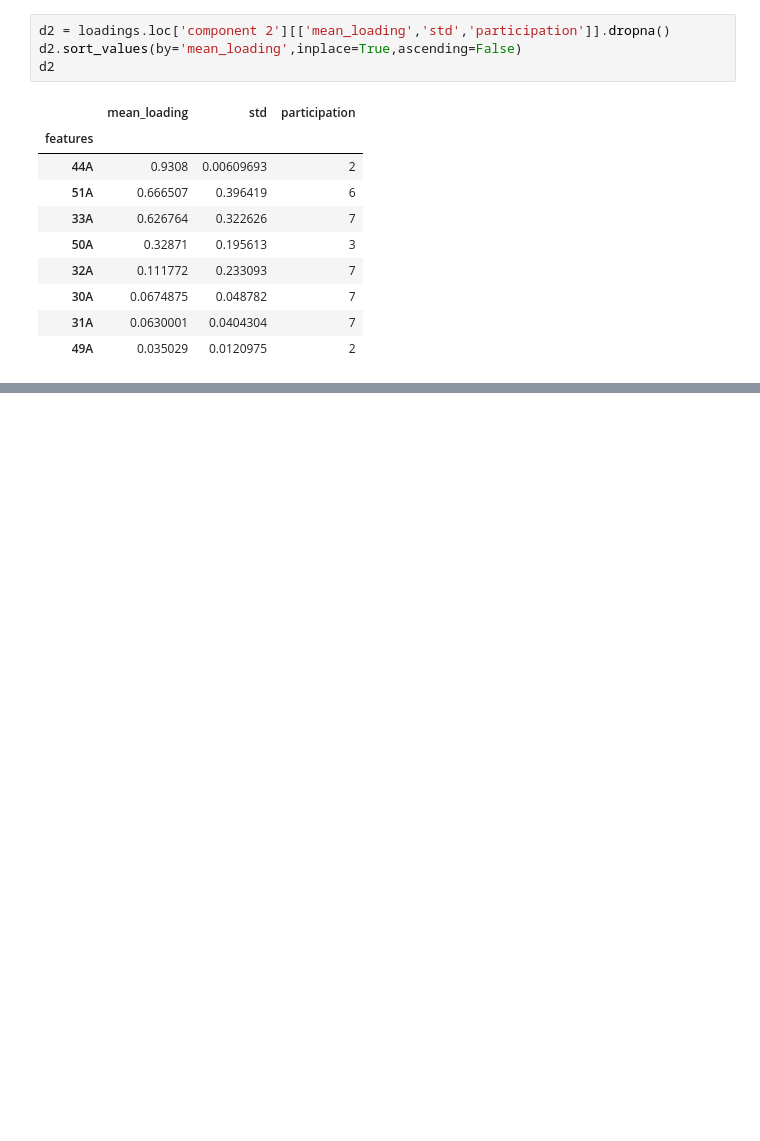
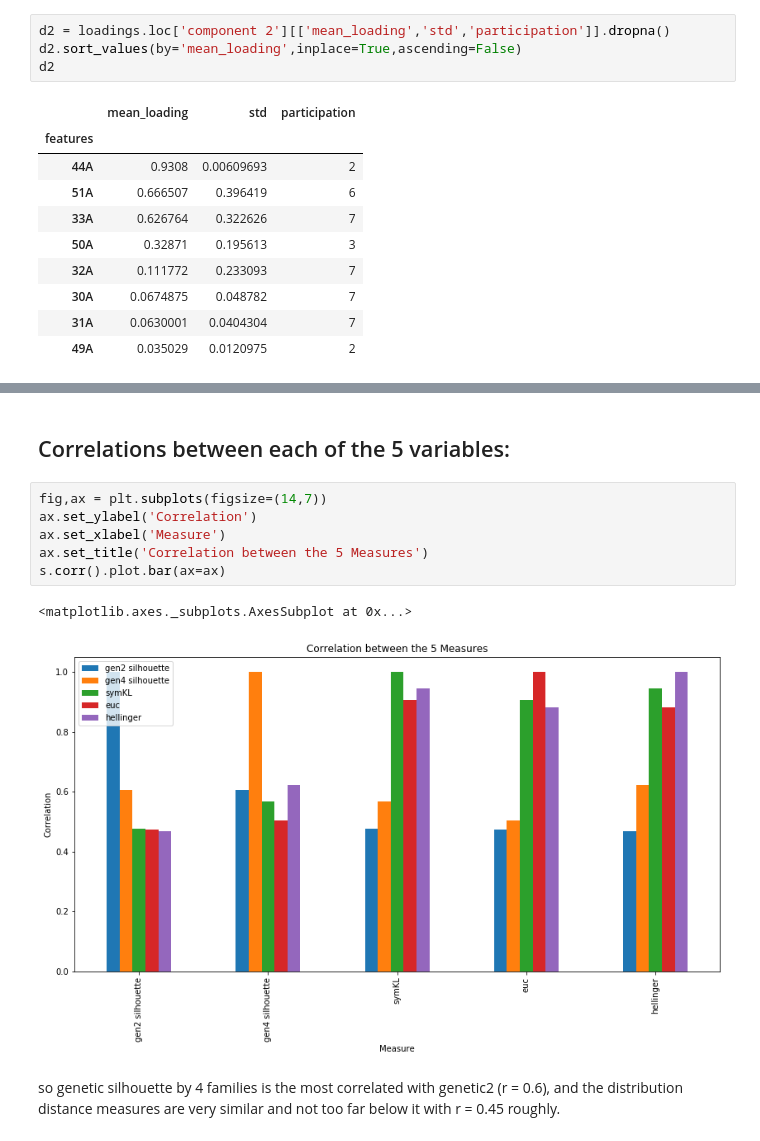
Before and after one commit to ilay32/wals-project, a Jupyter notebook: single-feature.ipynb, the cells around one changed output, grey strips where cells are left out. Drawn from its saved outputs; the diff is of its cells as text; blank space fills up the shorter version.

```diff
--- a/single-feature.ipynb
+++ b/single-feature.ipynb
@@ -259,0 +305,13 @@ stats[:5]
+# %% [markdown]
+## Correlations between each of the 5 variables:
+# %%
+fig,ax = plt.subplots(figsize=(14,7))
+ax.set_ylabel('Correlation')
+ax.set_xlabel('Measure')
+ax.set_title('Correlation between the 5 Measures')
+s.corr().plot.bar(ax=ax)
+# %% [output]
+<matplotlib.axes._subplots.AxesSubplot at 0x...>
+[figure, added]
+# %% [markdown]
+so genetic silhouette by 4 families is the most correlated with genetic2 (r = 0.6), and the distribution distance measures are very similar and not too far below it with r = 0.45 roughly.
```
Also changed, not shown: parts of 49 cells of this notebook, 1 other file.
